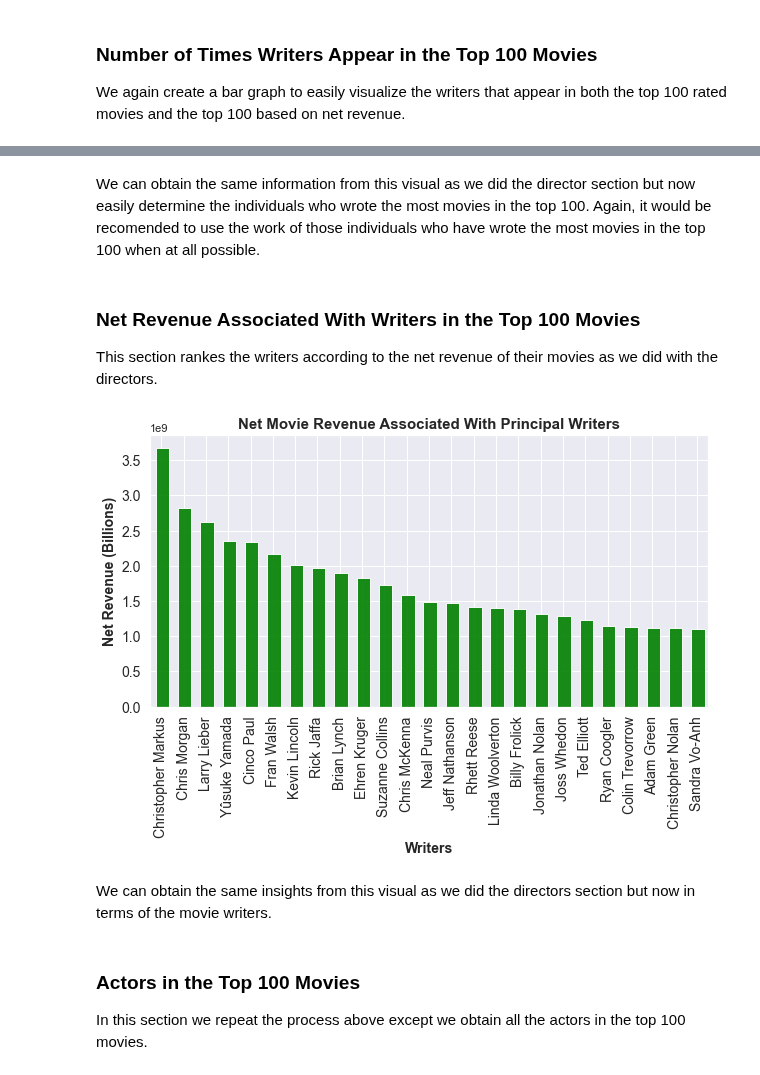
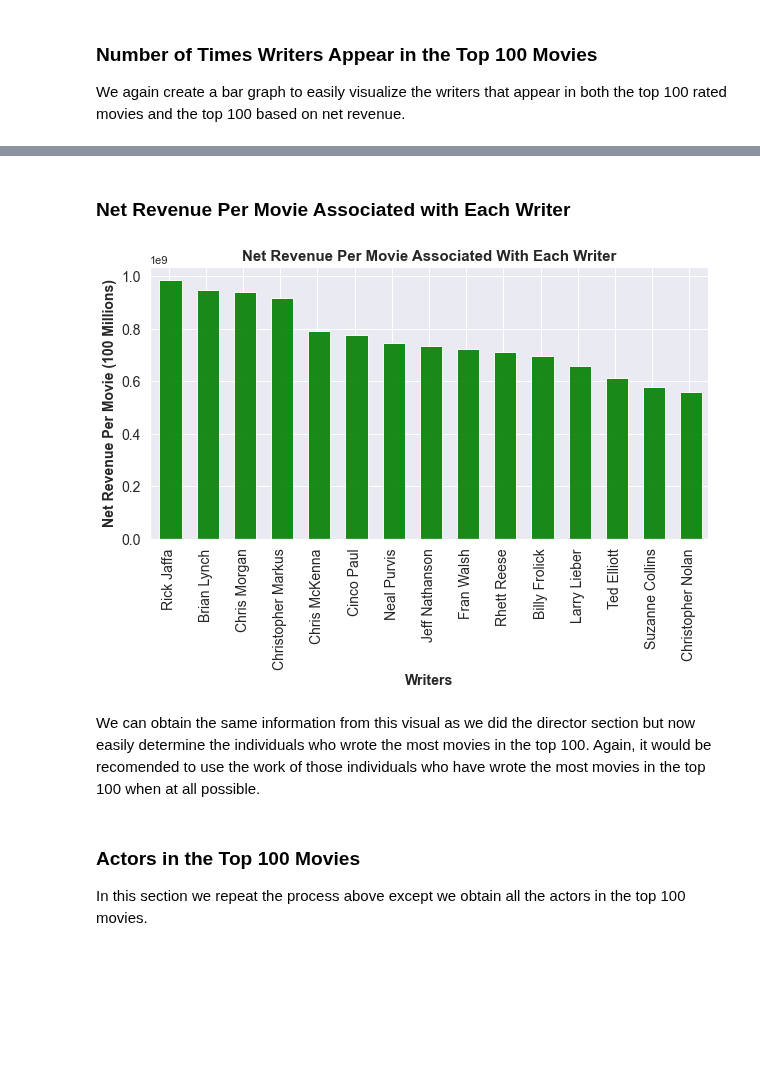
Before and after one commit to reboyce/Gilbert-Team-Repo, a Jupyter notebook: Notebooks/Final Notebook.ipynb, the cells around one changed output, grey strips where cells are left out. Saved outputs shown, nothing was run; the diff lists cells and outputs as text; code cells hidden in the pictures; blank space fills up the shorter version.

```diff
--- a/Notebooks/Final Notebook.ipynb
+++ b/Notebooks/Final Notebook.ipynb
@@ -586,27 +600,37 @@ top_writer_counts.iloc[:25].plot(kind='bar',
+# %% [markdown]
+### Net Revenue  Per Movie Associated with Each Writer
+# %%
+top_writer = top_writer_groupby.to_frame()
+top_writer['ratio'] = 0
+top_writer.reset_index(inplace=True)
+top_writers = top_writer.rename(columns={'primary_name': 'Writers'})
+writer_ratio = pd.merge(top_writers, top_writer_counts, how='inner', on='Writers')
+
+#Ratio of net revenue per movie in the top 100 movies
+writer_ratio.ratio = writer_ratio.net_revenue/writer_ratio['Top 100 Movies Based on Net Revenue']
+# Sorting in descending order
+writer_ratio.sort_values(by='ratio', inplace=True, ascending = False)
+# Selecting for top 25
+writer_ratio = writer_ratio.iloc[:25]
+writer_ratio = writer_ratio[writer_ratio['Top 100 Movies Based on Net Revenue'] != 0]
+# %%
+#Bar plot of the Ratio of net revenue per movie in the top 100 movies
+writer_ratio.plot(kind='bar',
+                    figsize=(10, 5),
+                    color='Green',
+                    alpha=.9,
+                    Width=.6,
+                    fontsize=14,
+                    x='Writers',
+                    y='ratio',
+                    legend=False)
+plt.title('Net Revenue Per Movie Associated With Each Writer', fontsize=15, fontweight='bold')
+plt.xlabel('Writers', fontsize=14, fontweight='bold')
+plt.ylabel('Net Revenue Per Movie (100 Millions)', fontsize=14, fontweight='bold');
+# %% [output]
+[figure, added]
 # %% [markdown]
 We can obtain the same information from this visual as we did the director section but now easily determine the individuals who wrote the most movies in the top 100. Again, it would be recomended to use the work of those individuals who have wrote the most movies in the top 100 when at all possible.
-# %% [markdown]
-### Net Revenue Associated With Writers in the Top 100 Movies
-This section rankes the writers according to the net revenue of their movies as we did with the directors.
-# %%
-# Plot of net revenue groupby
-top_rev_writer = top_writer_groupby
-top_rev_writer.plot(kind='bar',
-                    title='Revenue Associated with Writers In Top 100 Movies',
-                    figsize=(10, 5),
-                    xlabel = 'Writers',
-                    ylabel='Net Revenue',
-                    color='Green',
-                    alpha=.9,
-                    Width=.6,
-                    fontsize=14)
-plt.title('Net Movie Revenue Associated With Principal Writers', fontsize=15, fontweight='bold')
-plt.xlabel('Writers', fontsize=14, fontweight='bold')
-plt.ylabel('Net Revenue (Billions)', fontsize=14, fontweight='bold');
-# %% [output]
-[figure, removed]
-# %% [markdown]
-We can obtain the same insights from this visual as we did the directors section but now in terms of the movie writers.
 # %% [markdown]
 ### Actors in the Top 100 Movies
 In this section we repeat the process above except we obtain all the actors in the top 100 movies.
```
Also changed, not shown: parts of 29 cells of this notebook.
